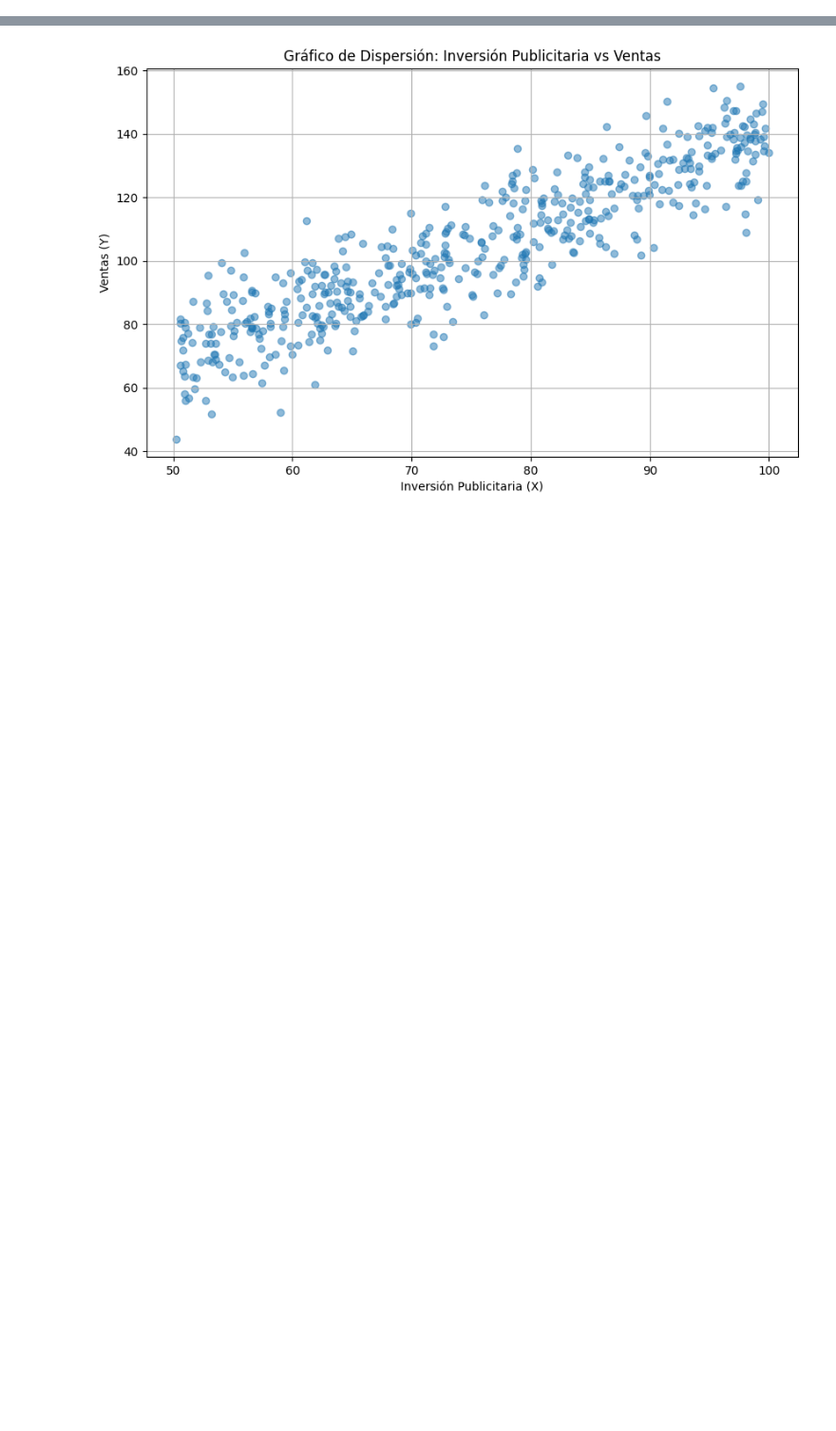
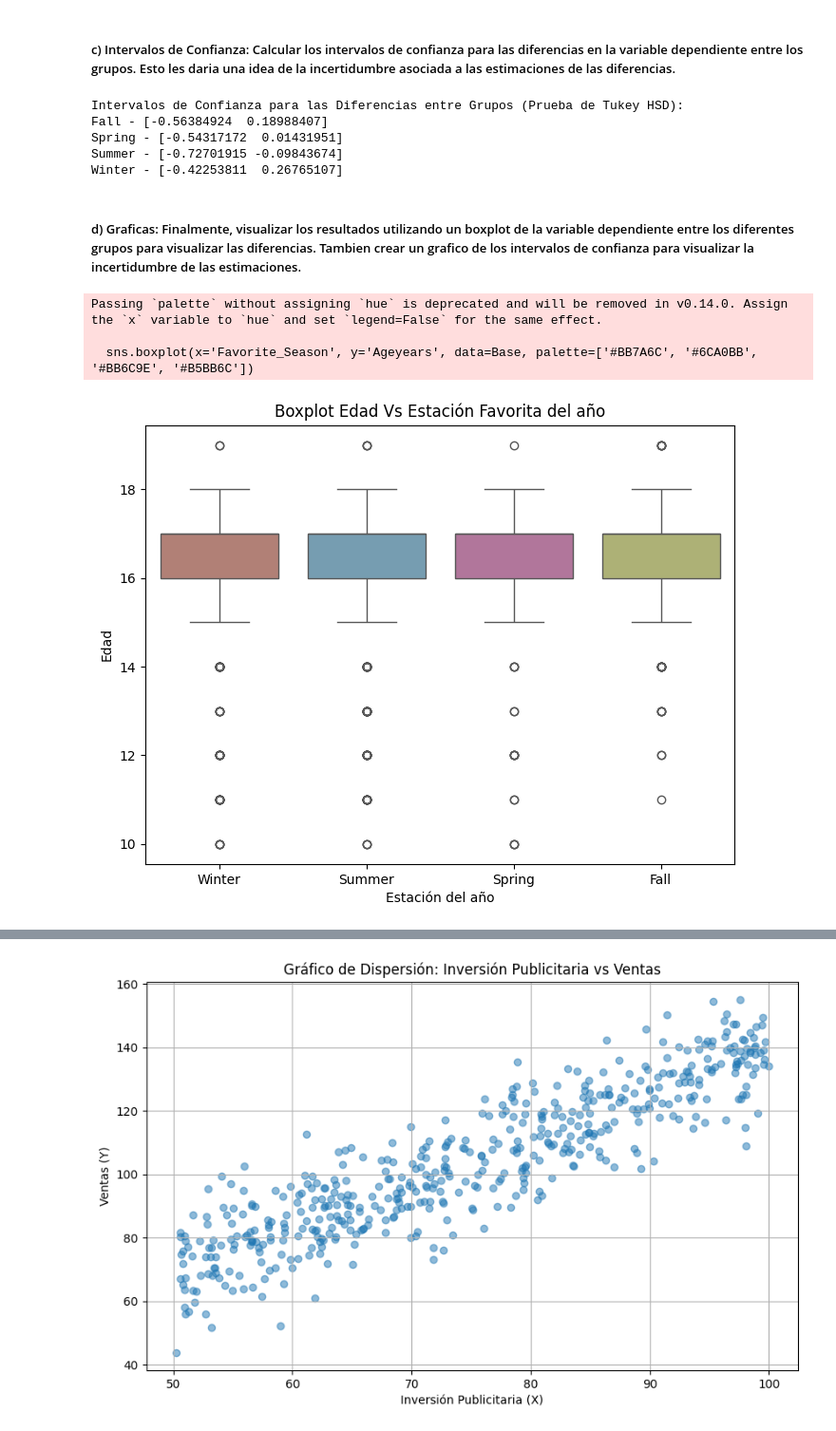
Before and after one commit to Isaac-opz/workshop-statistical-modeling, a Jupyter notebook: Notebook.ipynb, the cells around one changed output, grey strips where cells are left out. Shown at 95% size. Cells and saved outputs as stored; diff of their text form; code cells hidden in the pictures; blank space fills up the shorter version.

```diff
--- a/Notebook.ipynb
+++ b/Notebook.ipynb
@@ -307,0 +42,8 @@ df_synthetic.head()
+# %%
+Base = pd.read_csv('/content/nombre_del_archivolimpio5.csv', delimiter=';')
+
+modelo_anova = ols('Ageyears ~ C(Favorite_Season)', data=Base).fit()
+
+anova_resultados = sm.stats.anova_lm(modelo_anova, typ=2)
+
+print(anova_resultados)
@@ -307,0 +82,35 @@ df_synthetic.head()
+# %% [markdown]
+##### c) Intervalos de Confianza: Calcular los intervalos de confianza para las diferencias en la variable dependiente entre los grupos. Esto les daria una idea de la incertidumbre asociada a las estimaciones de las diferencias.
+# %%
+from statsmodels.stats.multicomp import pairwise_tukeyhsd
+
+group_names = tukey_resultados.groupsunique
+
+print("\nIntervalos de Confianza para las Diferencias entre Grupos (Prueba de Tukey HSD):")
+for group, conf_int in zip(group_names, tukey_resultados.confint):
+    print("{} - {}".format(group, conf_int))
+# %% [output]
+Intervalos de Confianza para las Diferencias entre Grupos (Prueba de Tukey HSD):
+Fall - [-0.56384924  0.18988407]
+Spring - [-0.54317172  0.01431951]
+Summer - [-0.72701915 -0.09843674]
+Winter - [-0.42253811  0.26765107]
+# %% [markdown]
+##### d) Graficas: Finalmente, visualizar los resultados utilizando un boxplot de la variable dependiente entre los diferentes grupos para visualizar las diferencias. Tambien crear un grafico de los intervalos de confianza para visualizar la incertidumbre de las estimaciones.
+# %%
+import seaborn as sns
+import matplotlib.pyplot as plt
+
+plt.figure(figsize=(8, 6))
+sns.boxplot(x='Favorite_Season', y='Ageyears', data=Base, palette=['#BB7A6C', '#6CA0BB', '#BB6C9E', '#B5BB6C'])
+
+plt.title("Boxplot Edad Vs Estación Favorita del año")
+plt.xlabel("Estación del año")
+plt.ylabel("Edad")
+
+plt.show()
+# %% [output]
+Passing `palette` without assigning `hue` is deprecated and will be removed in v0.14.0. Assign the `x` variable to `hue` and set `legend=False` for the same effect.
+
+  sns.boxplot(x='Favorite_Season', y='Ageyears', data=Base, palette=['#BB7A6C', '#6CA0BB', '#BB6C9E', '#B5BB6C'])
+[figure, added]
```
Also changed, not shown: parts of 101 cells of this notebook, 4 other files.
